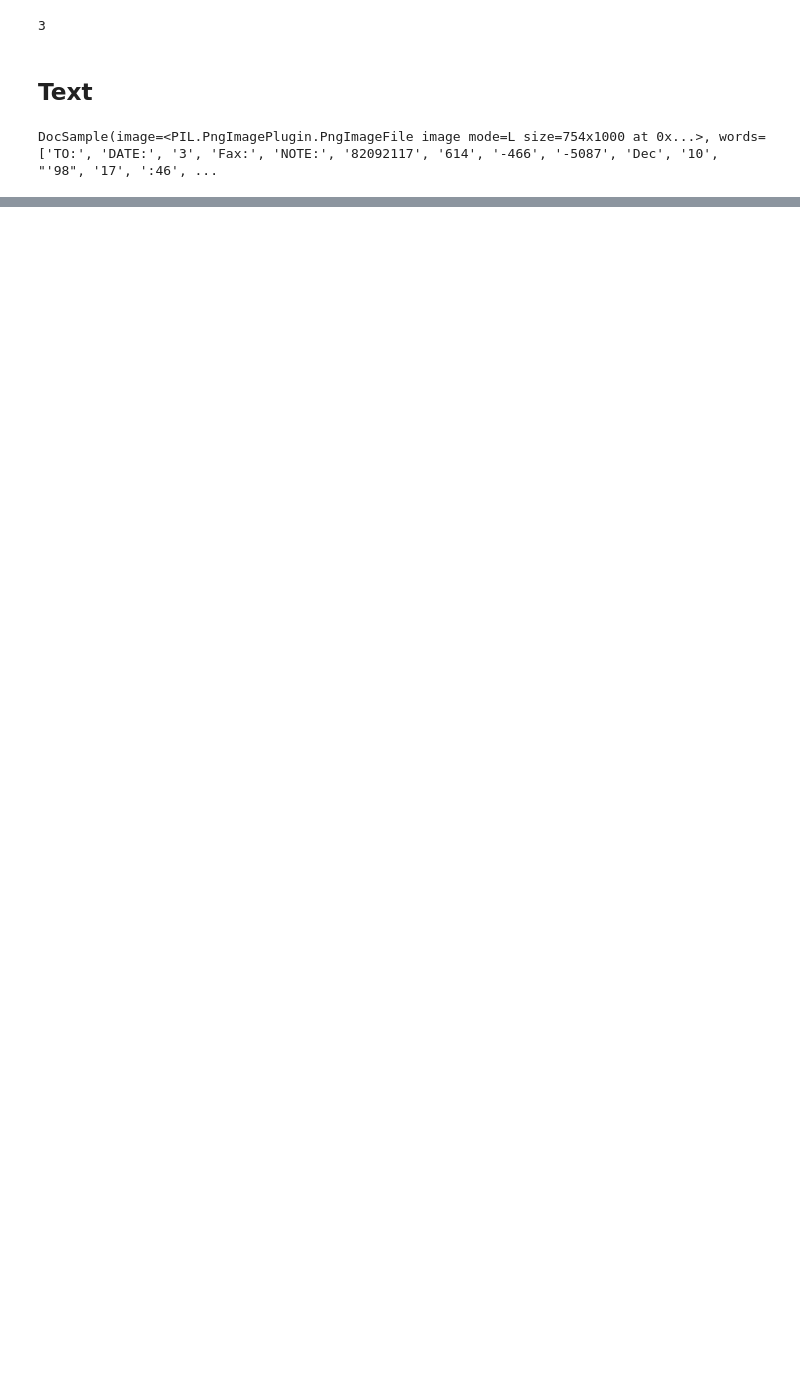
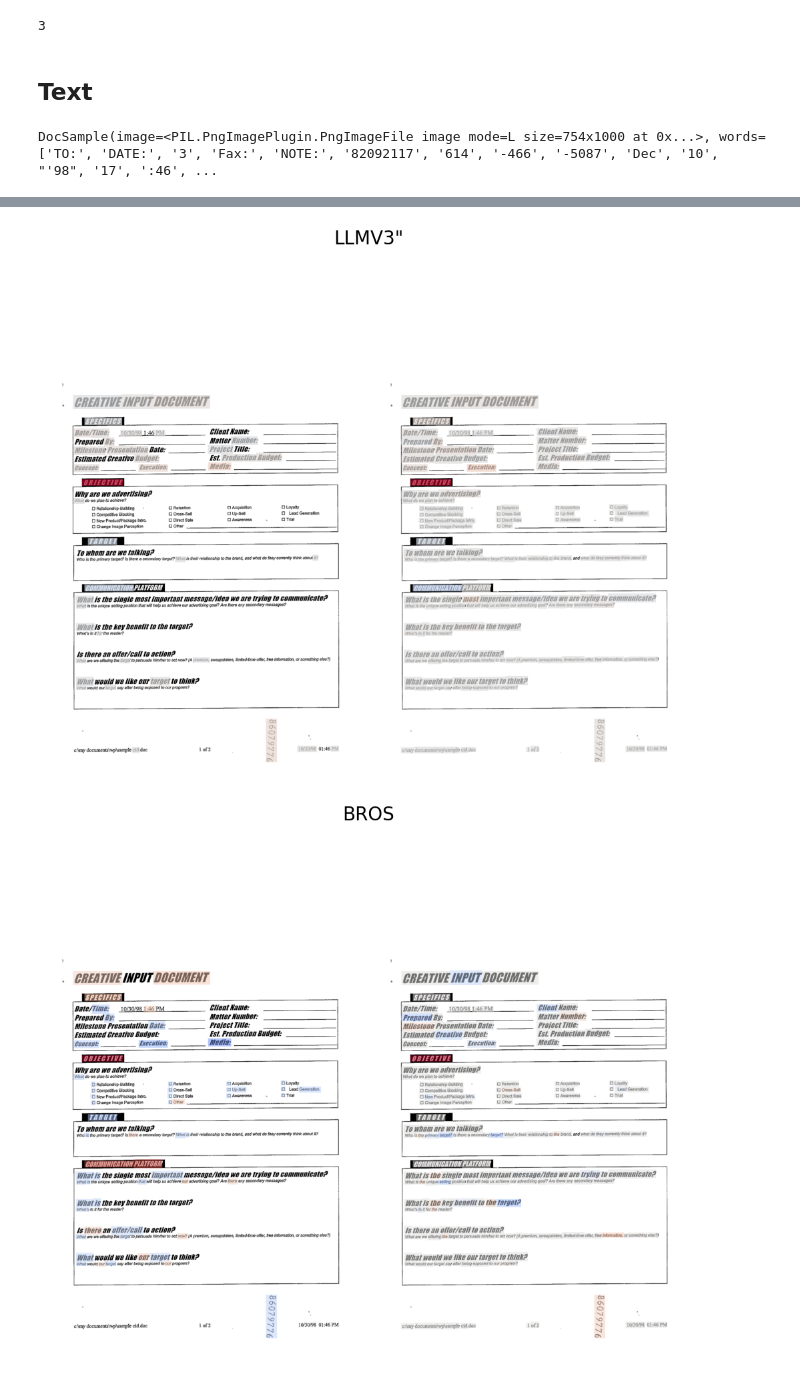
Before and after one commit to adamserag1/Interpretability-for-VRDU-models, a Jupyter notebook: experiments/THESE-NER-Local.ipynb, the cells around one changed output, grey strips where cells are left out. Drawn from its saved outputs; the diff is of its cells as text; code cells hidden in the pictures; blank space fills up the shorter version.

```diff
--- a/experiments/THESE-NER-Local.ipynb
+++ b/experiments/THESE-NER-Local.ipynb
@@ -419,0 +427,9 @@ Kept top 10 text tokens
+# %%
+layout_explainers = {
+    'LLMV3 lime' : LimeLayoutNer(LLMV3, LLMV3_encode, mask_token=LLMV3_proc.tokenizer.mask_token, device = device, kernel_width_factor=0.75, target_token_fn=target_token_fn, labels = [target_label]),
+    'LLMV3 shap' : SHAPLayoutNer(LLMV3, LLMV3_encode, device = device, target_token_fn=target_token_fn),
+    'BROS lime' : LimeLayoutNer(BROS, BROS_encode, mask_token=BROS_t.mask_token, device = device, kernel_width_factor=0.75, target_token_fn=target_token_fn, labels=[3]),
+    'BROS shap' : SHAPLayoutNer(BROS, BROS_encode , device = device, target_token_fn=target_token_fn),
+}
+# %%
+layout_explanations = {key : layout_explainers[key].explain(example) for key in layout_explainers}
@@ -419,0 +441,41 @@ Kept top 10 text tokens
+# %%
+layout_explanations_hms = {}
+layout_explanations_weights = {}
+w, h = example.image.size
+bboxes = [unnormalize_box(bbox, w, h) for bbox in example.bboxes]
+layout_llmv3_hms = [get_llmv3_weights_and_hm(key, layout_explanations[key], layout_explanations_weights) for key in layout_explanations if 'LLMV3' in key]
+layout_bros_hms = [get_bros_weights_and_hm(key, layout_explanations[key], layout_explanations_weights) for key in layout_explanations if 'BROS' in key]
+
+display_image_grid(layout_llmv3_hms,
+                   [f'', f''],
+                    (1,2),
+                   main_title='LLMV3"')
+display_image_grid(layout_bros_hms,
+                   [f'',f''],
+                   (1,2),
+                   main_title='BROS'
+                   )
+# for key, explanation in layout_explanations.items():
+#   if 'lime' in key:
+#     weights = dict(layout_explanations[key].as_list(label=3))
+#     weights = {key.replace('=1', ''): value for key, value in weights.items()}
+#     layout_explanations_weights.update({key : weights})
+#     layout_explanations_hms.update({key : draw_lime_token_heatmap(image = example.image, words = example.words, boxes = bboxes, weights=weights, alpha=0.5) })
+#   if 'shap' in key:
+#     weights = {tok : float(val) for tok, val in zip(example.words, layout_explanations[key].values[:,:,3].flatten())}
+#     layout_explanations_weights.update({key : weights})
+#     layout_explanations_hms.update({key : draw_lime_token_heatmap(image = example.image, words = example.words, boxes = bboxes, weights=weights, alpha=0.5) })
+
+
+# display_image_grid([layout_explanations_hms['LLMV3 lime'], layout_explanations_hms['LLMV3 shap']],
+#                    [f'', f''],
+#                     (1,2),
+#                    main_title='Layout LMV3"')
+
+# display_image_grid([layout_explanations_hms['BROS lime'], layout_explanations_hms['BROS shap']],
+#                    [f'', f''],
+#                     (1,2),
+#                    main_title='BROS"')
+# %% [output]
+[figure, added]
+[figure, added]
```
Also changed, not shown: parts of 21 cells of this notebook.
